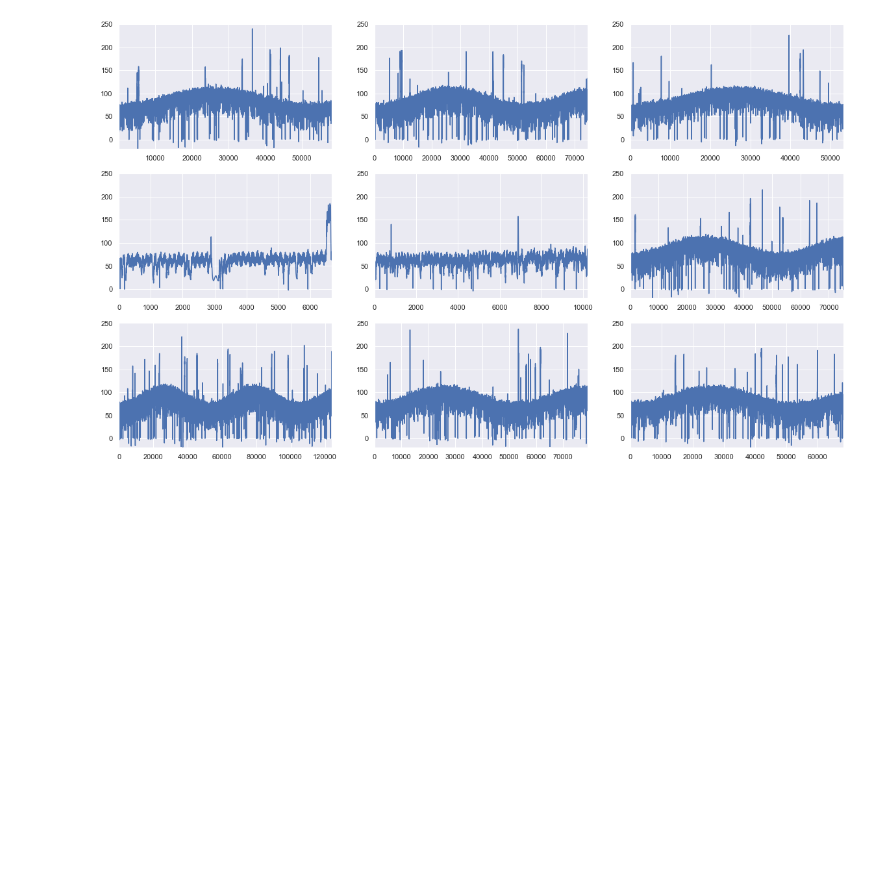
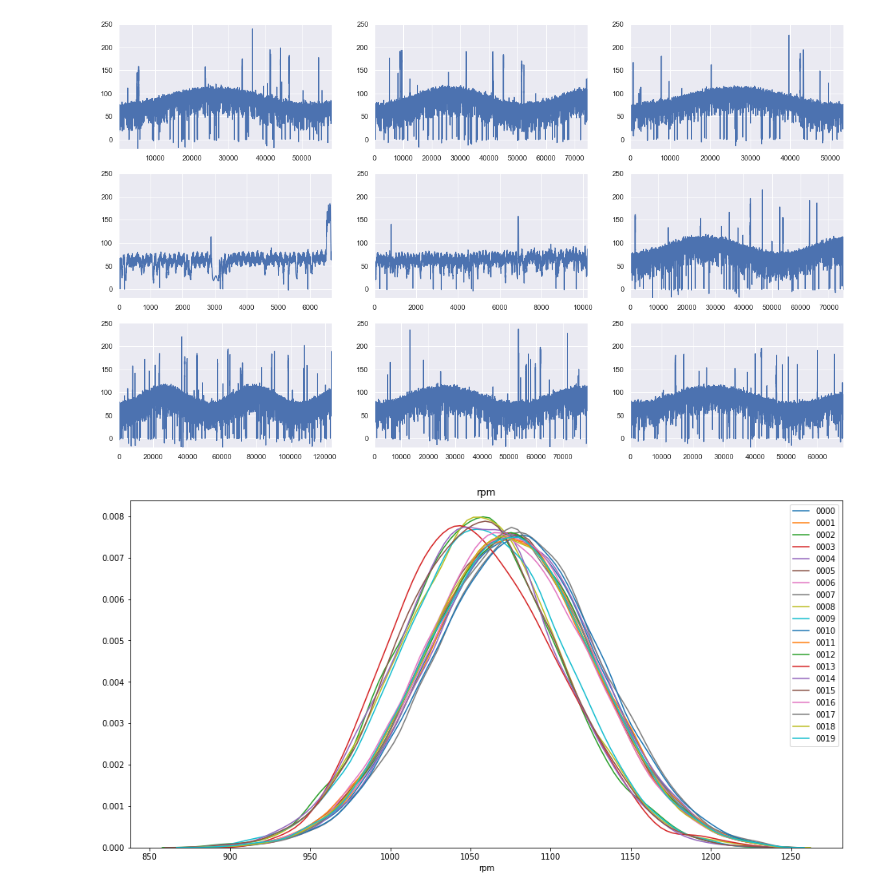
Before and after one commit to telenovelachuan/predictive_widget_maintenance, a Jupyter notebook: notebooks/feature visualization.ipynb, the cells around one changed output. Drawn from its saved outputs; the diff is of its cells as text; code cells hidden in the pictures; blank space fills up the shorter version.

```diff
--- a/notebooks/feature visualization.ipynb
+++ b/notebooks/feature visualization.ipynb
@@ -77,3 +88,15 @@ peek_attributes_trend('motor_temp', ylim_low=-20, ylim_high=250)
 peek_attributes_trend('inlet_temp', ylim_low=-20, ylim_high=250)
 # %% [output]
 [figure]
+# %%
+def plot_feature_dist_in_all_files(feature_name, bins=50):
+    fig, ax = plt.subplots(figsize=(16, 8))
+    plt.title(feature_name)
+    for unit in range(0, 20):
+        unit_name = "000{}".format(unit) if unit < 10 else "00{}".format(unit)
+        df = pd.read_csv('../data/processed/train/unit{}_rms_anomaly_excluded.csv'.format(unit_name))
+        sns.distplot(df[feature_name], bins=bins, hist=False, label=unit_name)
+    plt.show()
+plot_feature_dist_in_all_files('rpm')
+# %% [output]
+[figure, added]
```
Also changed, not shown: parts of 8 cells of this notebook, 3 other files.
